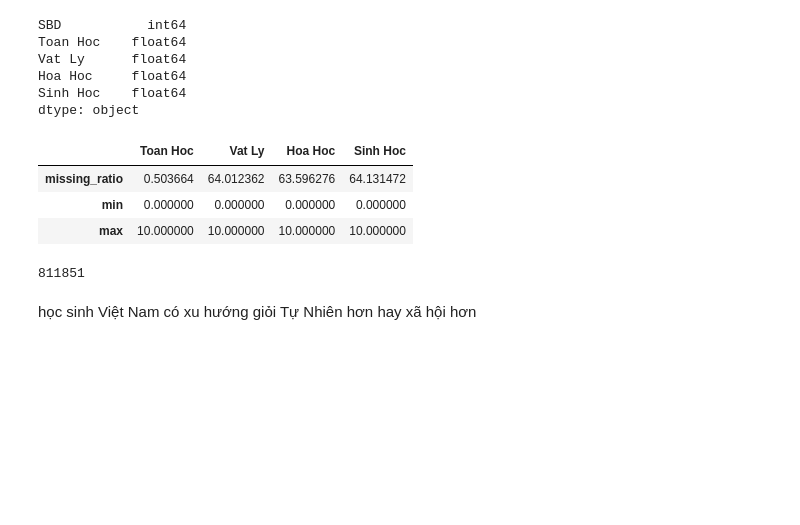
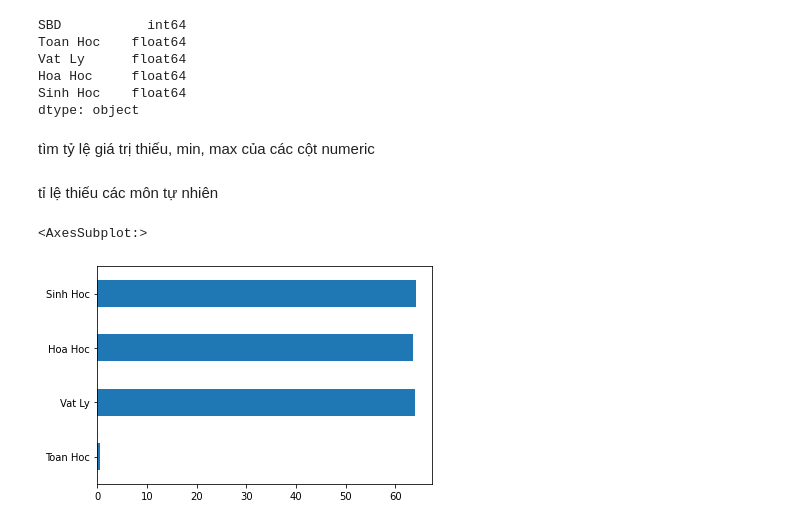
Before and after one commit to TungNguyen2000/LTKHDL_DoAn, a Jupyter notebook: DoAn/Untitled.ipynb, the cells around one changed output. Cells and saved outputs as stored; diff of their text form; code cells hidden in the pictures; blank space fills up the shorter version.

```diff
--- a/DoAn/Untitled.ipynb
+++ b/DoAn/Untitled.ipynb
@@ -49,6 +51,8 @@ Vat Ly      float64
 Hoa Hoc     float64
 Sinh Hoc    float64
 dtype: object
+# %% [markdown]
+tìm tỷ lệ giá trị thiếu, min, max của các cột numeric
 # %%
 index = ['missing_ratio', 'min', 'max']
 nume_columns = ['Toan Hoc', 'Vat Ly', 'Hoa Hoc', 'Sinh Hoc']
@@ -57,22 +61,10 @@ nume_col_profile_df = nume_col_profile_df.fillna(0)
 nume_col_profile_df.iloc[0,:] = (point_df[nume_columns[:]].isna().sum() / num_rows_point) *100
 nume_col_profile_df.iloc[1,:] = point_df[nume_columns[:]].min()
 nume_col_profile_df.iloc[2,:] = point_df[nume_columns[:]].max()
-nume_col_profile_df
-# %% [output]
-|  | Toan Hoc | Vat Ly | Hoa Hoc | Sinh Hoc |
-| missing_ratio | 0.503664 | 64.012362 | 63.596276 | 64.131472 |
-| min | 0.000000 | 0.000000 | 0.000000 | 0.000000 |
-| max | 10.000000 | 10.000000 | 10.000000 | 10.000000 |
-# %%
-cate_columns = ['SBD']
-index = ['missing_ratio', 'num_diff_vals', 'diff_vals']
-cate_col_profiles_df = pd.DataFrame(index=index, columns = cate_columns)
-cate_col_profiles_df.iloc[0,:] = round((point_df[cate_columns[:]].isna().sum()) / num_rows_point *100, 3)
-cate_col_profiles_df.iloc[1,:] = point_df[cate_columns[:]].nunique()
-cate_col_profiles_df.iloc[2,:] = cate_col_profiles_df.iloc[2,:].astype(object)
-for i in range(len(cate_columns)):
-    cate_col_profiles_df.loc['diff_vals',cate_columns[i]] = point_df[cate_columns[i]].unique()
-# %% [output]
-811851
 # %% [markdown]
-học sinh Việt Nam có xu hướng giỏi Tự Nhiên hơn hay xã hội hơn
+tỉ lệ thiếu các môn tự nhiên
+# %%
+nume_col_profile_df.loc['missing_ratio'].plot.barh()
+# %% [output]
+<AxesSubplot:>
+[figure, added]
```
Also changed, not shown: parts of 6 cells of this notebook.
